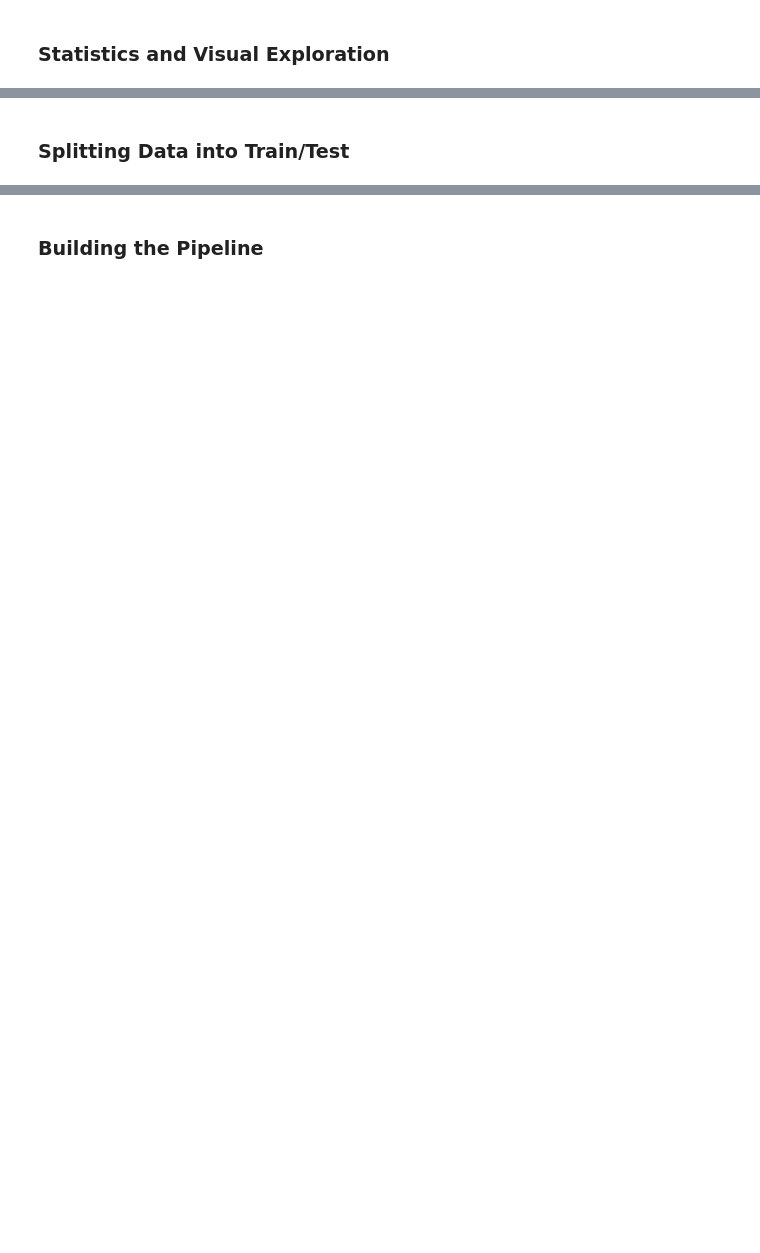
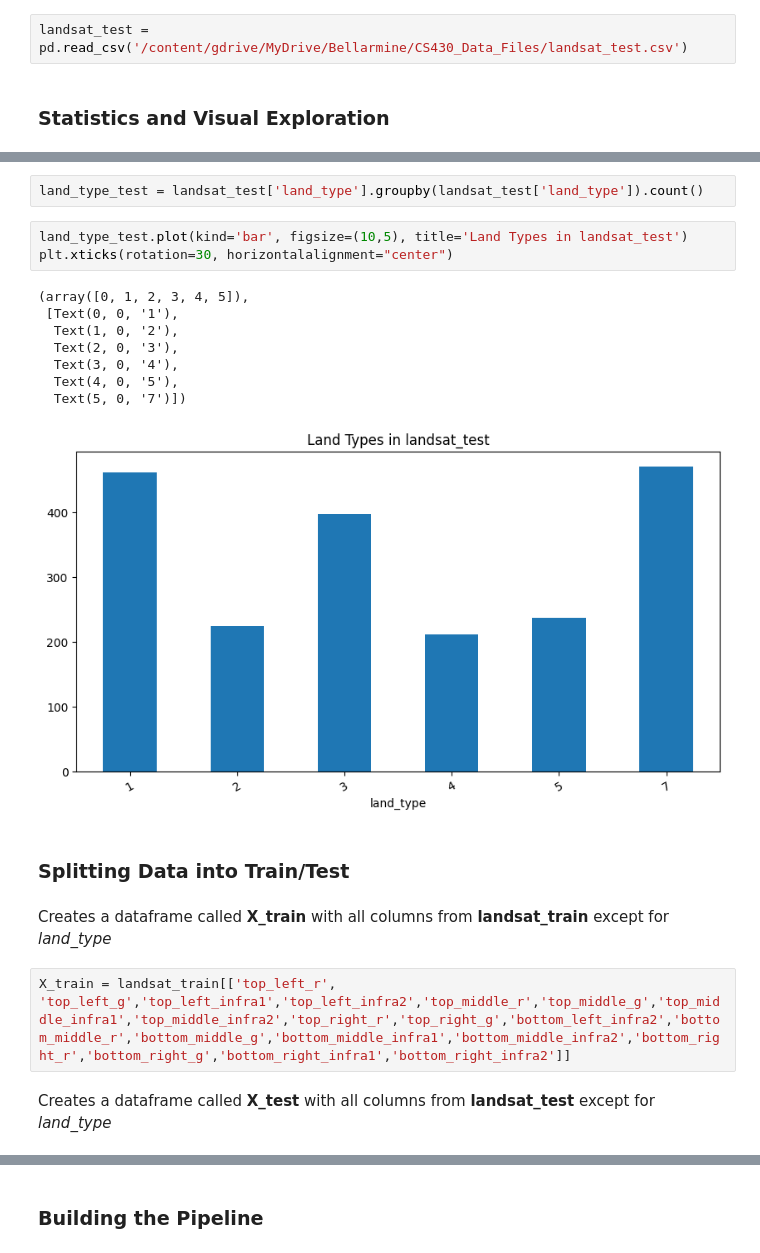
Before and after one commit to a-winders/MLA_ATW, a Jupyter notebook: MLA5_ATW.ipynb, the cells around one changed output, grey strips where cells are left out. Saved outputs shown, nothing was run; the diff lists cells and outputs as text; blank space fills up the shorter version.

```diff
--- a/MLA5_ATW.ipynb
+++ b/MLA5_ATW.ipynb
@@ -126,2 +127,4 @@ lansat_test = pd.read_csv('/content/gdrive/MyDrive/Bellarmine/CS430_Data_Files/l
+# %%
+landsat_test = pd.read_csv('/content/gdrive/MyDrive/Bellarmine/CS430_Data_Files/landsat_test.csv')
 # %% [markdown]
 ### Statistics and Visual Exploration
@@ -128,2 +149,22 @@ lansat_test = pd.read_csv('/content/gdrive/MyDrive/Bellarmine/CS430_Data_Files/l
+# %%
+land_type_test = landsat_test['land_type'].groupby(landsat_test['land_type']).count()
+# %%
+land_type_test.plot(kind='bar', figsize=(10,5), title='Land Types in landsat_test')
+plt.xticks(rotation=30, horizontalalignment="center")
+# %% [output]
+(array([0, 1, 2, 3, 4, 5]),
+ [Text(0, 0, '1'),
+  Text(1, 0, '2'),
+  Text(2, 0, '3'),
+  Text(3, 0, '4'),
+  Text(4, 0, '5'),
+  Text(5, 0, '7')])
+[figure, added]
 # %% [markdown]
 ### Splitting Data into Train/Test
+# %% [markdown]
+Creates a dataframe called **X_train** with all columns from **landsat_train** except for *land_type*
+# %%
+X_train = landsat_train[['top_left_r', 'top_left_g','top_left_infra1','top_left_infra2','top_middle_r','top_middle_g','top_middle_infra1','top_middle_infra2','top_right_r','top_right_g','bottom_left_infra2','bottom_middle_r','bottom_middle_g','bottom_middle_infra1','bottom_middle_infra2','bottom_right_r','bottom_right_g','bottom_right_infra1','bottom_right_infra2']]
+# %% [markdown]
+Creates a dataframe called **X_test** with all columns from **landsat_test** except for *land_type*
```
Also changed, not shown: parts of 21 cells of this notebook.
